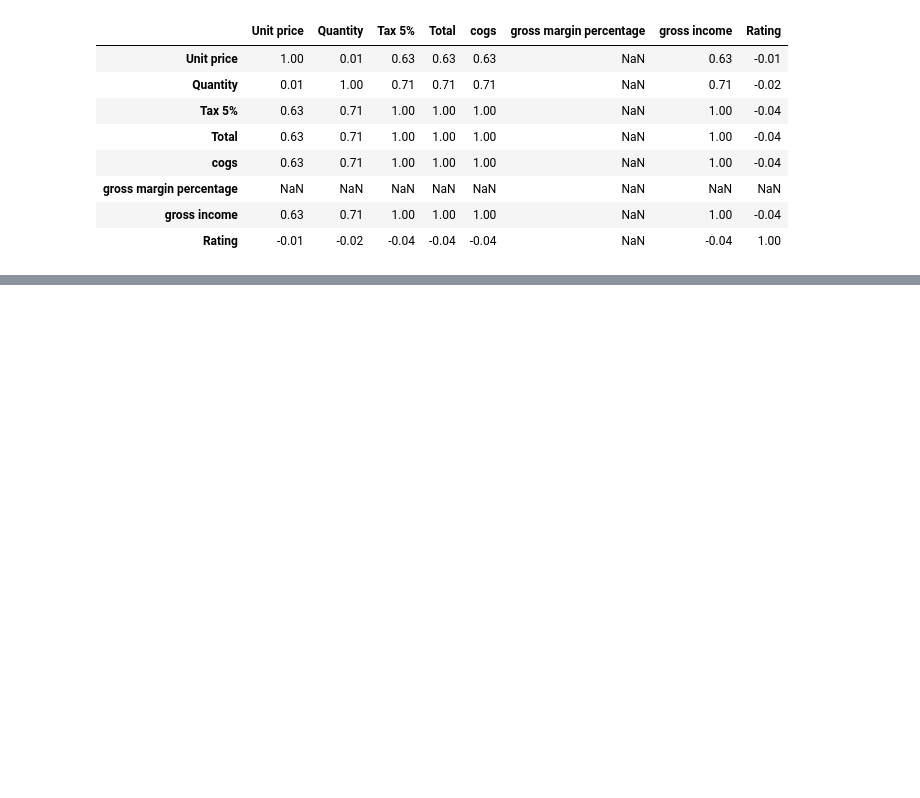
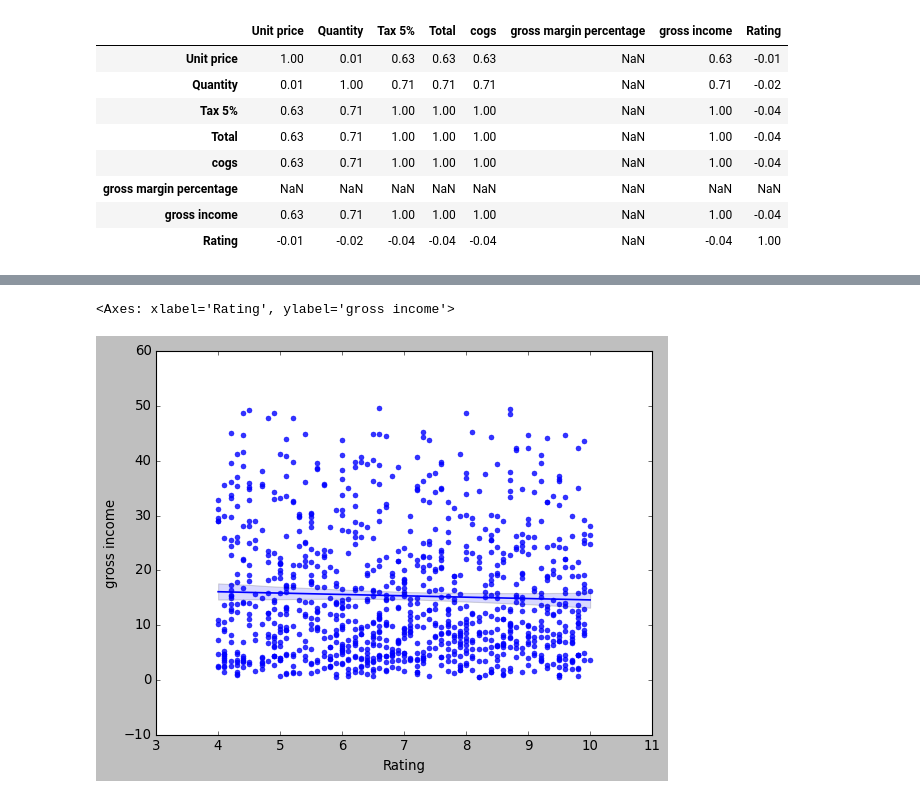
Before and after one commit to FariH004/Supermarket-Sales-Analysis, a Jupyter notebook: code.ipynb, the cells around one changed output, grey strips where cells are left out. Drawn from its saved outputs; the diff is of its cells as text; code cells hidden in the pictures; blank space fills up the shorter version.

```diff
--- a/code.ipynb
+++ b/code.ipynb
@@ -261,0 +262,9 @@ sns.scatterplot(x='Rating', y='gross income', data=sales)
+# %%
+# Convert 'gross income' column to numeric
+sales['gross income'] = pd.to_numeric(sales['gross income'], errors='coerce')
+
+# Create a regression plot for 'Rating' against 'gross income'
+sns.regplot(x='Rating', y='gross income', data=sales)
+# %% [output]
+<Axes: xlabel='Rating', ylabel='gross income'>
+[figure, added]
```
Also changed, not shown: parts of 22 cells of this notebook.
